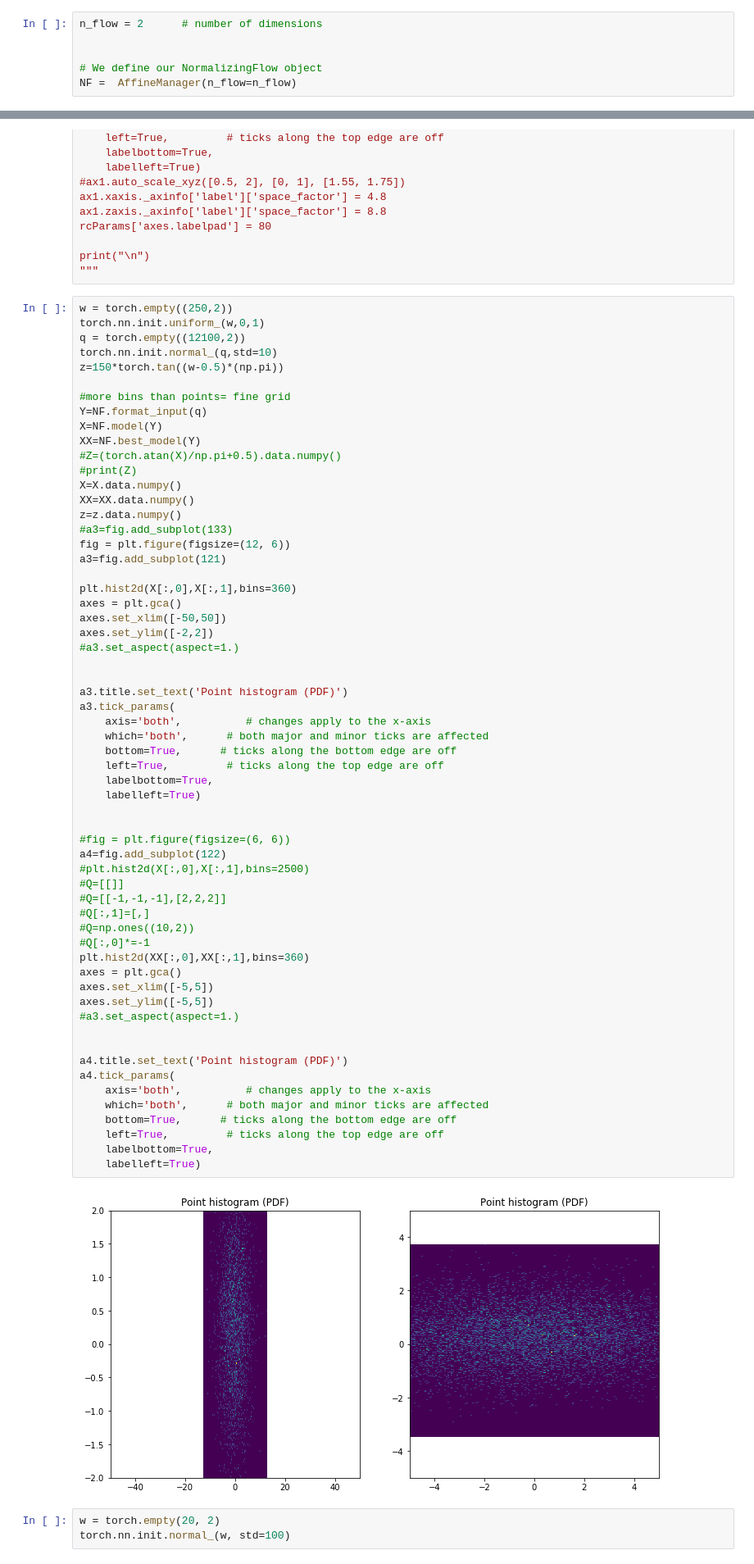
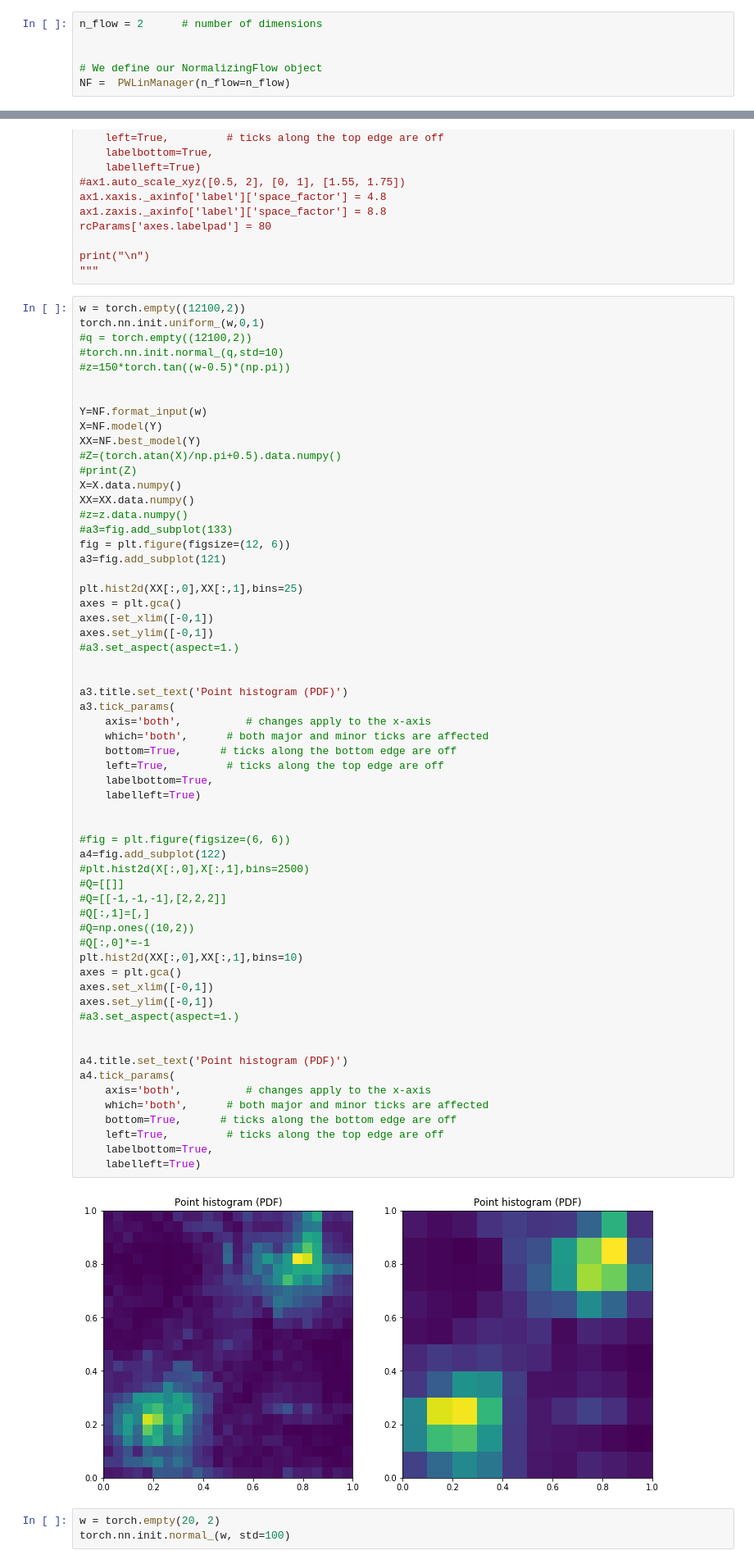
Before and after one commit to NGoetz/NF, a Jupyter notebook: NISTestv2.ipynb, the cells around one changed output, grey strips where cells are left out. Shown at 82% size. Saved outputs shown, nothing was run; the diff lists cells and outputs as text.

```diff
--- a/NISTestv2.ipynb
+++ b/NISTestv2.ipynb
@@ -42,4 +54,4 @@ n_flow = 2      # number of dimensions
 
 
 # We define our NormalizingFlow object
-NF =  AffineManager(n_flow=n_flow)
+NF =  PWLinManager(n_flow=n_flow)
@@ -244,29 +269,29 @@ rcParams['axes.labelpad'] = 80
 print("\n")
 """
 # %%
-w = torch.empty((250,2))
+w = torch.empty((12100,2))
 torch.nn.init.uniform_(w,0,1)
-q = torch.empty((12100,2))
-torch.nn.init.normal_(q,std=10)
-z=150*torch.tan((w-0.5)*(np.pi))
+#q = torch.empty((12100,2))
+#torch.nn.init.normal_(q,std=10)
+#z=150*torch.tan((w-0.5)*(np.pi))
 
-#more bins than points= fine grid
-Y=NF.format_input(q)
+
+Y=NF.format_input(w)
 X=NF.model(Y)
 XX=NF.best_model(Y)
 #Z=(torch.atan(X)/np.pi+0.5).data.numpy()
 #print(Z)
 X=X.data.numpy()
 XX=XX.data.numpy()
-z=z.data.numpy()
+#z=z.data.numpy()
 #a3=fig.add_subplot(133)
 fig = plt.figure(figsize=(12, 6))
 a3=fig.add_subplot(121)
 
-plt.hist2d(X[:,0],X[:,1],bins=360)
+plt.hist2d(XX[:,0],XX[:,1],bins=25)
 axes = plt.gca()
-axes.set_xlim([-50,50])
-axes.set_ylim([-2,2])
+axes.set_xlim([-0,1])
+axes.set_ylim([-0,1])
 #a3.set_aspect(aspect=1.)
 
 
@@ -274,37 +299,37 @@ a3.title.set_text('Point histogram (PDF)')
 a3.tick_params(
     axis='both',          # changes apply to the x-axis
     which='both',      # both major and minor ticks are affected
     bottom=True,      # ticks along the bottom edge are off
     left=True,         # ticks along the top edge are off
     labelbottom=True,
     labelleft=True)
 
 
 #fig = plt.figure(figsize=(6, 6))
 a4=fig.add_subplot(122)
 #plt.hist2d(X[:,0],X[:,1],bins=2500)
 #Q=[[]]
 #Q=[[-1,-1,-1],[2,2,2]]
 #Q[:,1]=[,]
 #Q=np.ones((10,2))
 #Q[:,0]*=-1
-plt.hist2d(XX[:,0],XX[:,1],bins=360)
+plt.hist2d(XX[:,0],XX[:,1],bins=10)
 axes = plt.gca()
-axes.set_xlim([-5,5])
-axes.set_ylim([-5,5])
+axes.set_xlim([-0,1])
+axes.set_ylim([-0,1])
 #a3.set_aspect(aspect=1.)
 
 
 a4.title.set_text('Point histogram (PDF)')
 a4.tick_params(
     axis='both',          # changes apply to the x-axis
     which='both',      # both major and minor ticks are affected
     bottom=True,      # ticks along the bottom edge are off
     left=True,         # ticks along the top edge are off
     labelbottom=True,
     labelleft=True)
 # %% [output]
-[figure, old version]
+[figure, new version]
 # %%
 w = torch.empty(20, 2)
 torch.nn.init.normal_(w, std=100)
```
Also changed, not shown: parts of 8 cells of this notebook, 2 other files.
